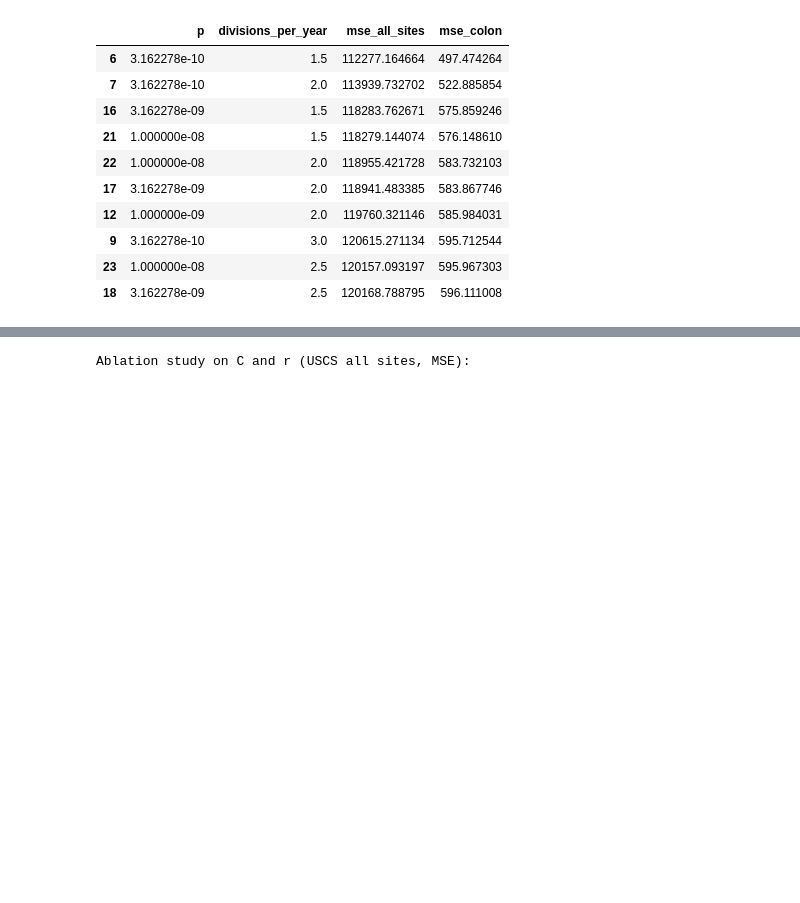
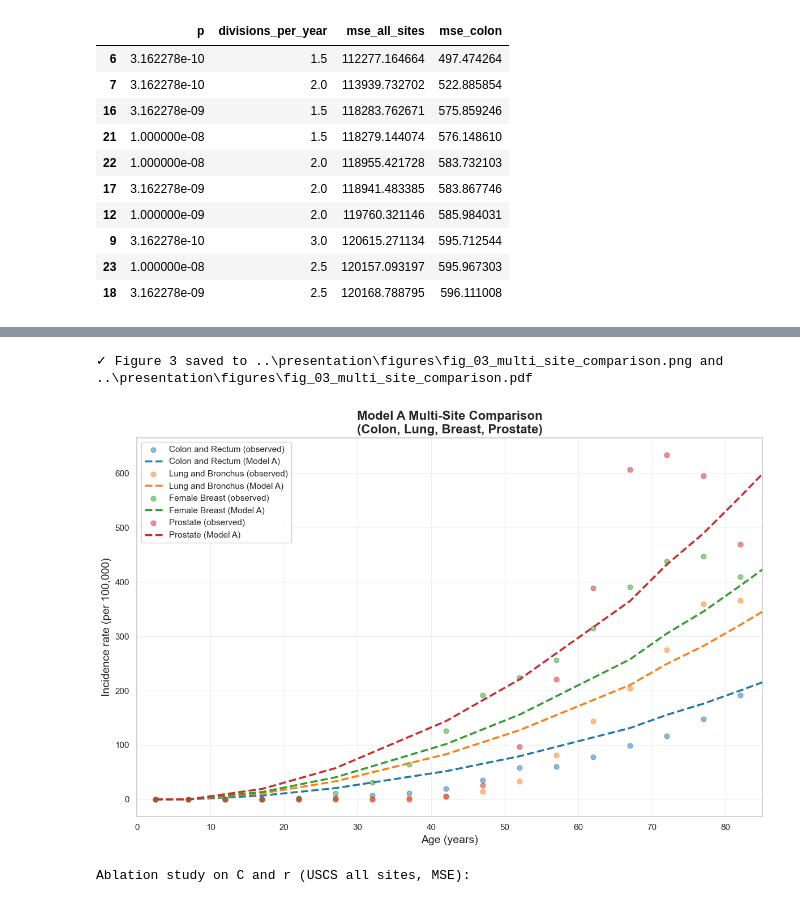
Before and after one commit to zorinayu/GenomicInfoSci-CancerRiskAnalysis, a Jupyter notebook: notebooks/model_a_probabilistic.ipynb, the cells around one changed output, grey strips where cells are left out. Drawn from its saved outputs; the diff is of its cells as text; code cells hidden in the pictures; blank space fills up the shorter version.

Commit message:
Update notebooks and code; ignore large/non-submitted directories

```diff
--- a/notebooks/model_a_probabilistic.ipynb
+++ b/notebooks/model_a_probabilistic.ipynb
@@ -762,3 +606,76 @@ Mean |analytic - MC| across grid: 0.02706501919755692
+# %%
+# Figure 3: Multi-site comparison plot (colon, lung, breast, prostate)
+# This creates a single figure with all 4 sites for comparison
+
+# Initialize shared model for all sites
+TARGET_YEAR = 2020
+shared_model = MutationAccumulationModel(
+    p=7.5e-10,
+    M=500000,
+    divisions_per_year=1.85,
+    C=2
+)
+
+fig, ax = plt.subplots(figsize=(12, 8))
+
+# Colors for each site
+colors = {
+    "Colon and Rectum": "tab:blue",
+    "Lung and Bronchus": "tab:orange",
+    "Female Breast": "tab:green",
+    "Prostate": "tab:red"
+}
+
+# Plot each site
+for site in ["Colon and Rectum", "Lung and Bronchus", "Female Breast", "Prostate"]:
+    # Get site-specific data
+    try:
+        from src.data_loader import get_site_age_incidence
+    except ImportError:
+        import importlib
+        import src.data_loader as _dl
+        _dl = importlib.reload(_dl)
+        get_site_age_incidence = getattr(_dl, "get_site_age_incidence")
+
+    ages_site, rates_site, _df_site = get_site_age_incidence(by_age, site, target_year=TARGET_YEAR)
+    if ages_site is None or len(ages_site) == 0:
+        continue
+
+    # Predict with shared model
+    pred_site = shared_model.predict_scaled(ages_site, scale_to_max=rates_site.max())
+
+    # Plot observed data
+    ax.scatter(ages_site, rates_site, color=colors[site], alpha=0.5, s=40,
+               label=f"{site} (observed)", zorder=2)
+    # Plot model prediction
+    ax.plot(ages_site, pred_site, color=colors[site], linewidth=2.5,
+            linestyle='--', label=f"{site} (Model A)", zorder=3)
+
+ax.set_xlabel("Age (years)", fontsize=14)
+ax.set_ylabel("Incidence rate (per 100,000)", fontsize=14)
+ax.set_title("Model A Multi-Site Comparison\n(Colon, Lung, Breast, Prostate)",
+             fontsize=16, fontweight='bold')
+ax.legend(loc='upper left', fontsize=11, framealpha=0.9)
+ax.grid(True, alpha=0.3)
+ax.set_xlim(0, 85)
+
+plt.tight_layout()
+
+# Save to correct path (relative to project root, not notebook directory)
+import os
+fig_dir = os.path.join('..', 'presentation', 'figures')
+os.makedirs(fig_dir, exist_ok=True)
+
+fig_path_png = os.path.join(fig_dir, 'fig_03_multi_site_comparison.png')
+fig_path_pdf = os.path.join(fig_dir, 'fig_03_multi_site_comparison.pdf')
+
+plt.savefig(fig_path_png, dpi=300, bbox_inches='tight')
+plt.savefig(fig_path_pdf, bbox_inches='tight')
+print(f"✓ Figure 3 saved to {fig_path_png} and {fig_path_pdf}")
+plt.show()
+# %% [output]
+✓ Figure 3 saved to ..\presentation\figures\fig_03_multi_site_comparison.png and ..\presentation\figures\fig_03_multi_site_comparison.pdf
+[figure, added]
 # %%
 # 7. Ablation study on clonal threshold C and repair efficiency r
 
```
Also changed, not shown: parts of 7 cells of this notebook, 7 other files.
